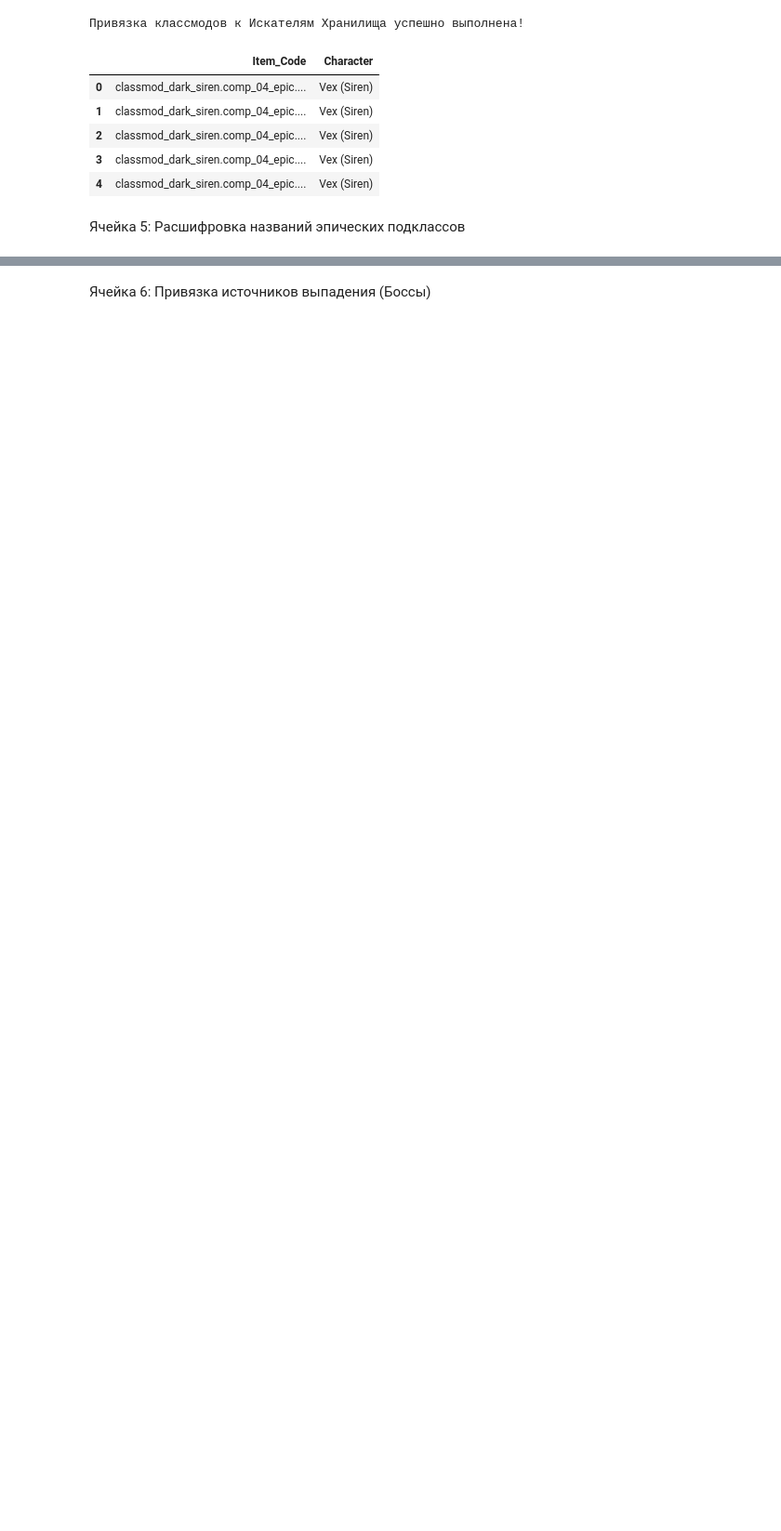
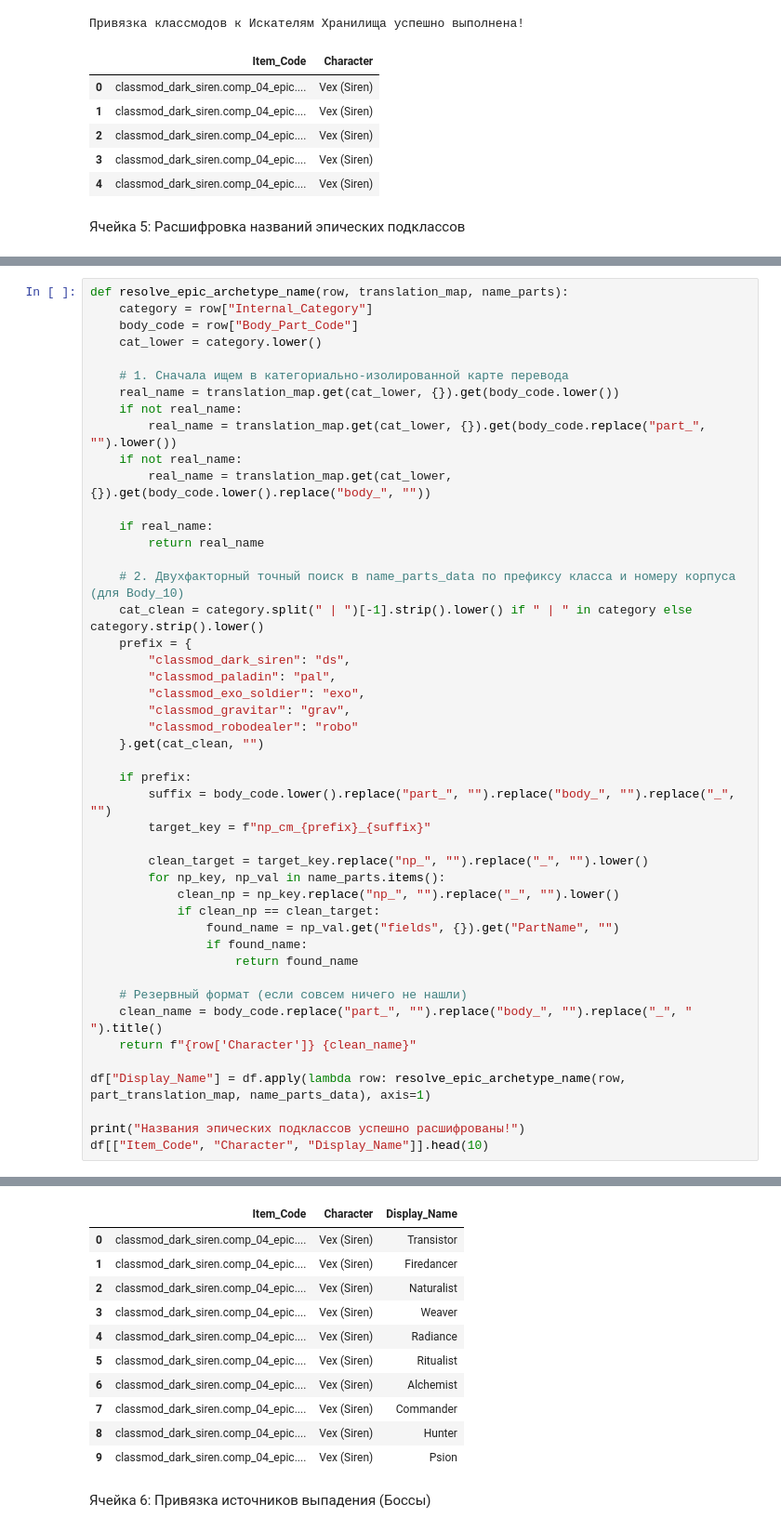
Before and after one commit to NexPG/bl4bdtool, a Jupyter notebook: parsers/epic_classmods_parser.ipynb, the cells around one changed output, grey strips where cells are left out. Shown at 93% size. Cells and saved outputs as stored; diff of their text form; blank space fills up the shorter version.

Commit message:
Update epic classmods parser, now search in lowercase

```diff
--- a/parsers/epic_classmods_parser.ipynb
+++ b/parsers/epic_classmods_parser.ipynb
@@ -258,0 +225,47 @@ df[["Item_Code", "Character", "Display_Name"]].head()
+# %%
+def resolve_epic_archetype_name(row, translation_map, name_parts):
+    category = row["Internal_Category"]
+    body_code = row["Body_Part_Code"]
+    cat_lower = category.lower()
+
+    # 1. Сначала ищем в категориально-изолированной карте перевода
+    real_name = translation_map.get(cat_lower, {}).get(body_code.lower())
+    if not real_name:
+        real_name = translation_map.get(cat_lower, {}).get(body_code.replace("part_", "").lower())
+    if not real_name:
+        real_name = translation_map.get(cat_lower, {}).get(body_code.lower().replace("body_", ""))
+
+    if real_name:
+        return real_name
+
+    # 2. Двухфакторный точный поиск в name_parts_data по префиксу класса и номеру корпуса (для Body_10)
+    cat_clean = category.split(" | ")[-1].strip().lower() if " | " in category else category.strip().lower()
+    prefix = {
+        "classmod_dark_siren": "ds",
+        "classmod_paladin": "pal",
+        "classmod_exo_soldier": "exo",
+        "classmod_gravitar": "grav",
+        "classmod_robodealer": "robo"
+    }.get(cat_clean, "")
+
+    if prefix:
+        suffix = body_code.lower().replace("part_", "").replace("body_", "").replace("_", "")
+        target_key = f"np_cm_{prefix}_{suffix}"
+
+        clean_target = target_key.replace("np_", "").replace("_", "").lower()
+        for np_key, np_val in name_parts.items():
+            clean_np = np_key.replace("np_", "").replace("_", "").lower()
+            if clean_np == clean_target:
+                found_name = np_val.get("fields", {}).get("PartName", "")
+                if found_name:
+                    return found_name
+
+    # Резервный формат (если совсем ничего не нашли)
+    clean_name = body_code.replace("part_", "").replace("body_", "").replace("_", " ").title()
+    return f"{row['Character']} {clean_name}"
+
+df["Display_Name"] = df.apply(lambda row: resolve_epic_archetype_name(row, part_translation_map, name_parts_data), axis=1)
+
+print("Названия эпических подклассов успешно расшифрованы!")
+df[["Item_Code", "Character", "Display_Name"]].head(10)
+# %% [output]
@@ -259,3 +273,14 @@ df[["Item_Code", "Character", "Display_Name"]].head()
+|  | Item_Code | Character | Display_Name |
+| 0 | classmod_dark_siren.comp_04_epic.... | Vex (Siren) | Transistor |
+| 1 | classmod_dark_siren.comp_04_epic.... | Vex (Siren) | Firedancer |
+| 2 | classmod_dark_siren.comp_04_epic.... | Vex (Siren) | Naturalist |
+| 3 | classmod_dark_siren.comp_04_epic.... | Vex (Siren) | Weaver |
+| 4 | classmod_dark_siren.comp_04_epic.... | Vex (Siren) | Radiance |
+| 5 | classmod_dark_siren.comp_04_epic.... | Vex (Siren) | Ritualist |
+| 6 | classmod_dark_siren.comp_04_epic.... | Vex (Siren) | Alchemist |
+| 7 | classmod_dark_siren.comp_04_epic.... | Vex (Siren) | Commander |
+| 8 | classmod_dark_siren.comp_04_epic.... | Vex (Siren) | Hunter |
+| 9 | classmod_dark_siren.comp_04_epic.... | Vex (Siren) | Psion |
 # %% [markdown]
 Ячейка 6: Привязка источников выпадения (Боссы)
 # %%
```
Also changed, not shown: parts of 8 cells of this notebook.
